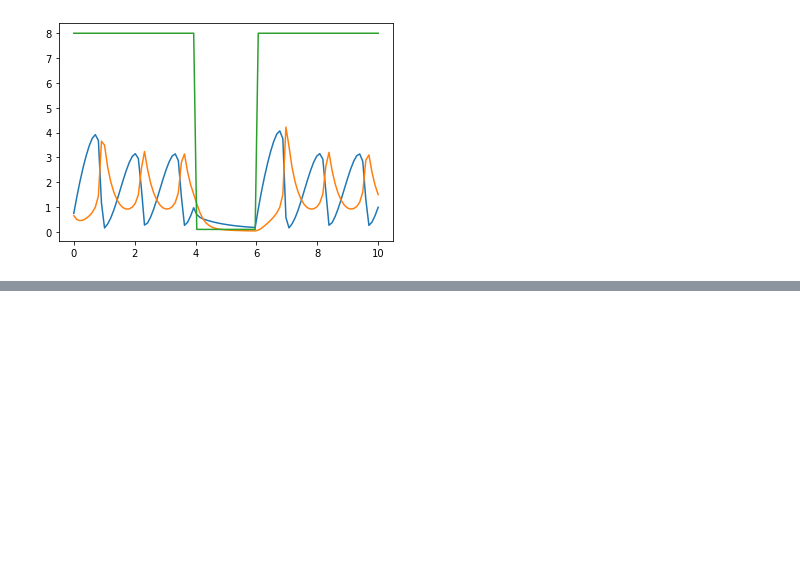
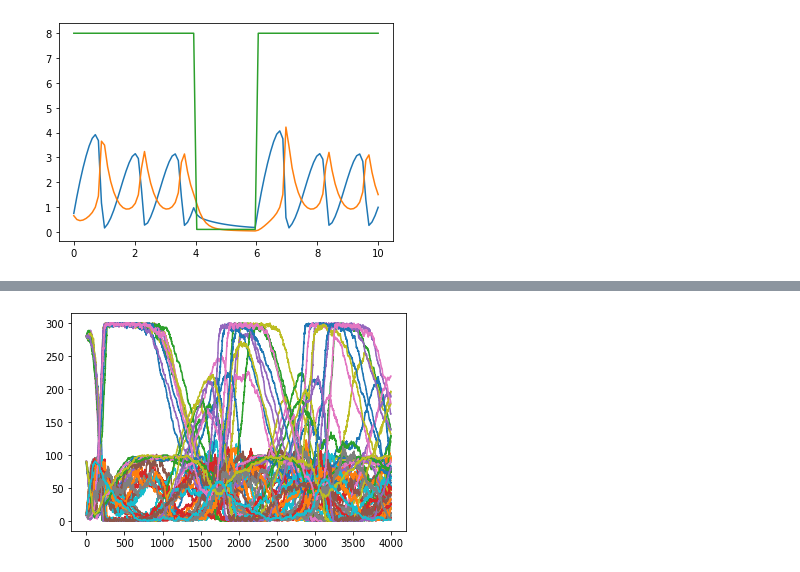
Before and after one commit to matthiaskoenig/sedml-script, a Jupyter notebook: sedml-script.ipynb, the cells around one changed output, grey strips where cells are left out. Drawn from its saved outputs; the diff is of its cells as text; code cells hidden in the pictures; blank space fills up the shorter version.

Commit message:
simulation script added

```diff
--- a/sedml-script.ipynb
+++ b/sedml-script.ipynb
@@ -123,0 +152,19 @@ plt.show()
+# %%
+model1 = model("borisejb.xml")
+# FIXME: time belongs in the outputVariables
+# FIXME: use vector
+variableIds = ["MAPK", "MAPK_P", "MAPK_PP", "MKK_P", "MKKK", "MKKK_P"]
+outputVariables(model1, ["time"] + variableIds)
+
+fig, p1 = plt.subplots()
+for x in range(10):
+    # FIXME: we need either a reset here, or a real model copy
+    mod = model1
+    mod.resetAll()
+
+    # FIXME: seed can be set anywhere in simulation script!
+    np.random.seed(1003*(x+1))
+    onesim = uniform(mod, 0, 4000, stochastic=True)
+    p1.plot(onesim.time, onesim[variableIds])
+# %% [output]
+[figure, added]
```
Also changed, not shown: parts of 5 cells of this notebook, 1 other file.
